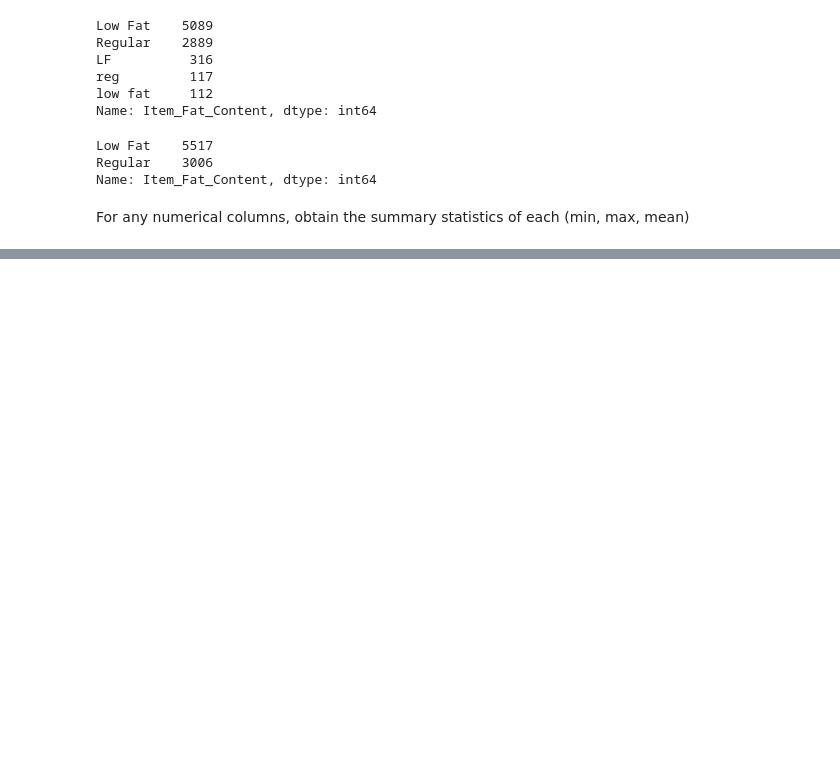
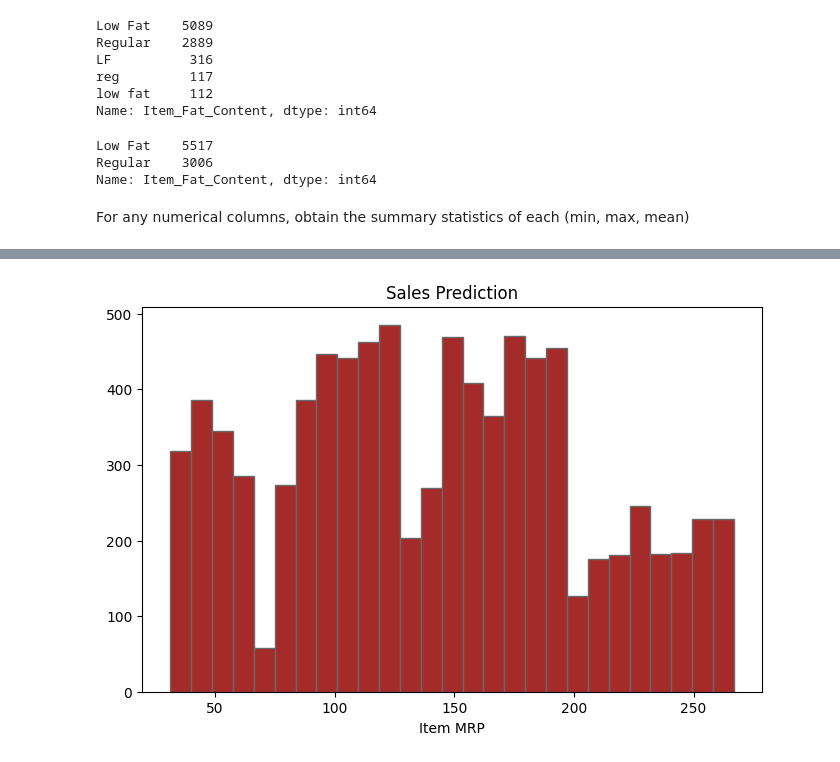
Before and after one commit to Icee21/sales-predictions, a Jupyter notebook: Sales_predictions.ipynb, the cells around one changed output, grey strips where cells are left out. Saved outputs shown, nothing was run; the diff lists cells and outputs as text; code cells hidden in the pictures; blank space fills up the shorter version.

```diff
--- a/Sales_predictions.ipynb
+++ b/Sales_predictions.ipynb
@@ -217,0 +243,8 @@ df.describe()
+# %%
+item_3 = df['Item_MRP']
+plt.figure(figsize = (8,5))
+plt.hist(item_3, bins = 'auto', edgecolor = 'dimgrey',  color = 'brown')
+plt.xlabel('Item MRP')
+plt.title('Sales Prediction');
+# %% [output]
+[figure, added]
```
Also changed, not shown: parts of 15 cells of this notebook.
